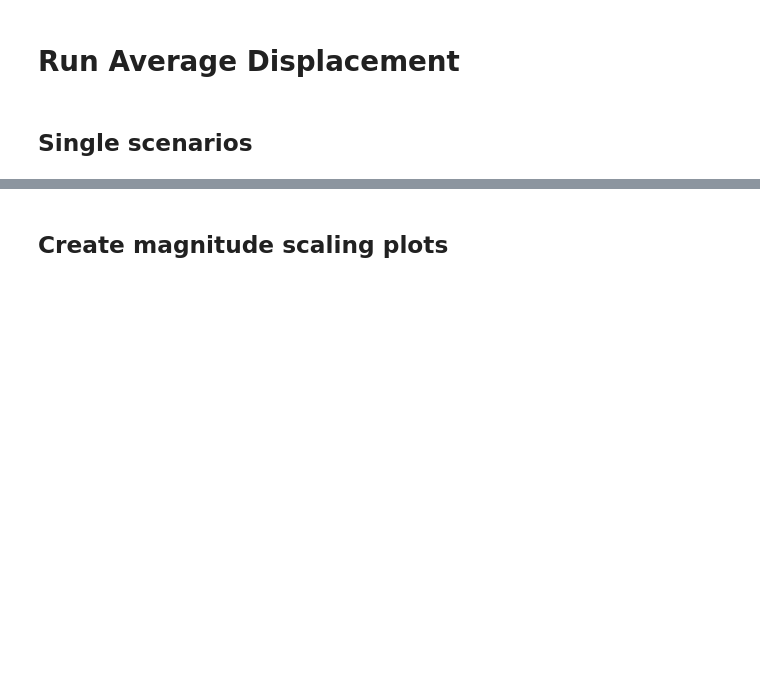
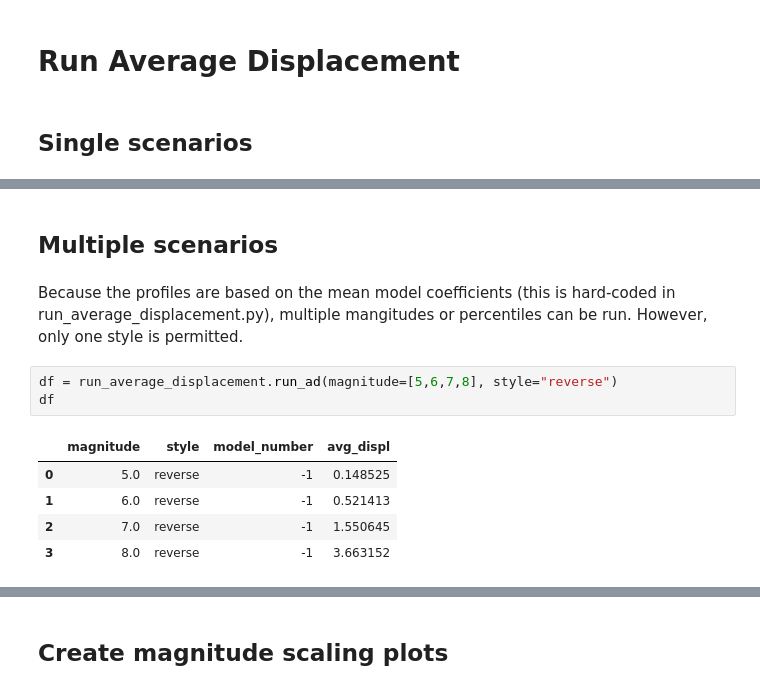
Before and after one commit to asarmy/kea23, a Jupyter notebook: examples/KEA23 Run Average Displacement.ipynb, the cells around one changed output, grey strips where cells are left out. Saved outputs shown, nothing was run; the diff lists cells and outputs as text; blank space fills up the shorter version.

```diff
--- a/examples/KEA23 Run Average Displacement.ipynb
+++ b/examples/KEA23 Run Average Displacement.ipynb
@@ -42,0 +66,13 @@ df
+# %% [markdown]
+## Multiple scenarios
+# %% [markdown]
+Because the profiles are based on the mean model coefficients (this is hard-coded in run_average_displacement.py), multiple mangitudes or percentiles can be run. However, only one style is permitted.
+# %%
+df = run_average_displacement.run_ad(magnitude=[5,6,7,8], style="reverse")
+df
+# %% [output]
+|  | magnitude | style | model_number | avg_displ |
+| 0 | 5.0 | reverse | -1 | 0.148525 |
+| 1 | 6.0 | reverse | -1 | 0.521413 |
+| 2 | 7.0 | reverse | -1 | 1.550645 |
+| 3 | 8.0 | reverse | -1 | 3.663152 |
```
Also changed, not shown: parts of 11 cells of this notebook, 11 other files.
